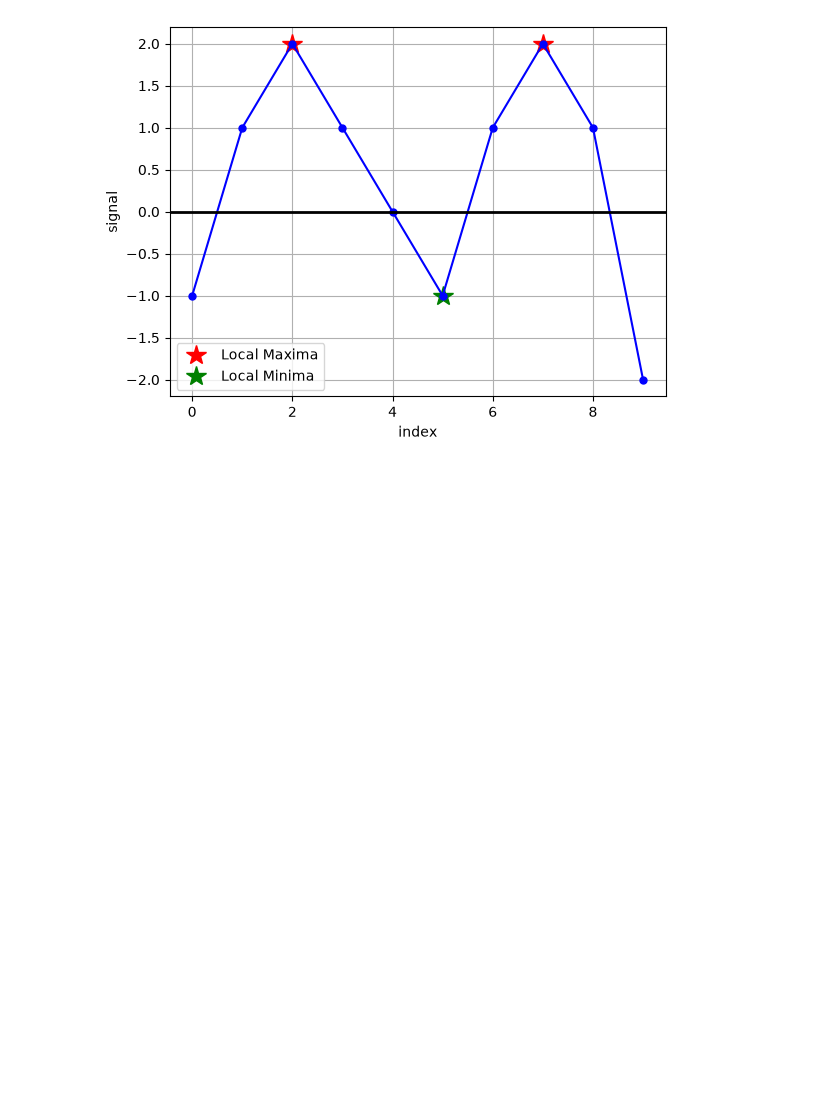
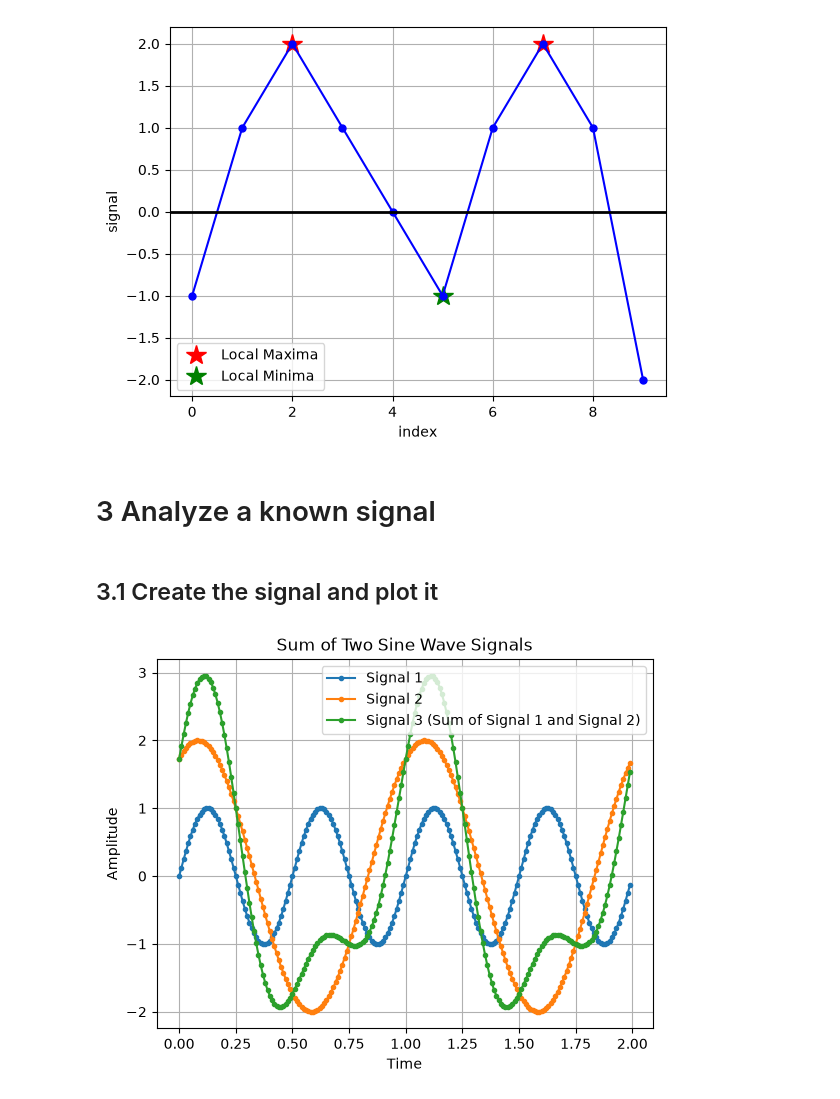
Before and after one commit to ChloeGil-student/Python-Series03, a Jupyter notebook: Python-Series03.ipynb, the cells around one changed output. Cells and saved outputs as stored; diff of their text form; code cells hidden in the pictures; blank space fills up the shorter version.

Commit message:
Add known signal analysis example
This notebook refreshes execution metadata and adds a new section that creates and plots a known signal formed by the sum of two sine waves.

```diff
--- a/Python-Series03.ipynb
+++ b/Python-Series03.ipynb
@@ -117,3 +117,29 @@ plt.ylabel('signal')
 legend = plt.legend(loc='lower left')
 # %% [output]
 [figure]
+# %% [markdown]
+# 3 Analyze a known signal
+# %% [markdown]
+## 3.1  Create the signal and plot it
+# %%
+# plot a signal as a sum of two sine wave signals with different frequencies and amplitudes
+# plot all three together in one plot
+
+fs = 100 # sampling frequency (60 Hz)
+duration = 2 # seconds
+t = np.arange(0, duration, 1/fs)
+
+s1 = np.sin(2 * np.pi * 2 * t)
+s2 = 2 * np.sin(2 * np.pi * 1 * t + np.pi / 3)
+s3 = s1 + s2
+
+plt.plot(t, s1, '.-', label='Signal 1')
+plt.plot(t, s2, '.-', label='Signal 2')
+plt.plot(t, s3, '.-', label='Signal 3 (Sum of Signal 1 and Signal 2)')
+plt.title('Sum of Two Sine Wave Signals')
+plt.xlabel('Time')
+plt.ylabel('Amplitude')
+plt.legend()
+plt.grid(True)
+# %% [output]
+[figure, added]
```
